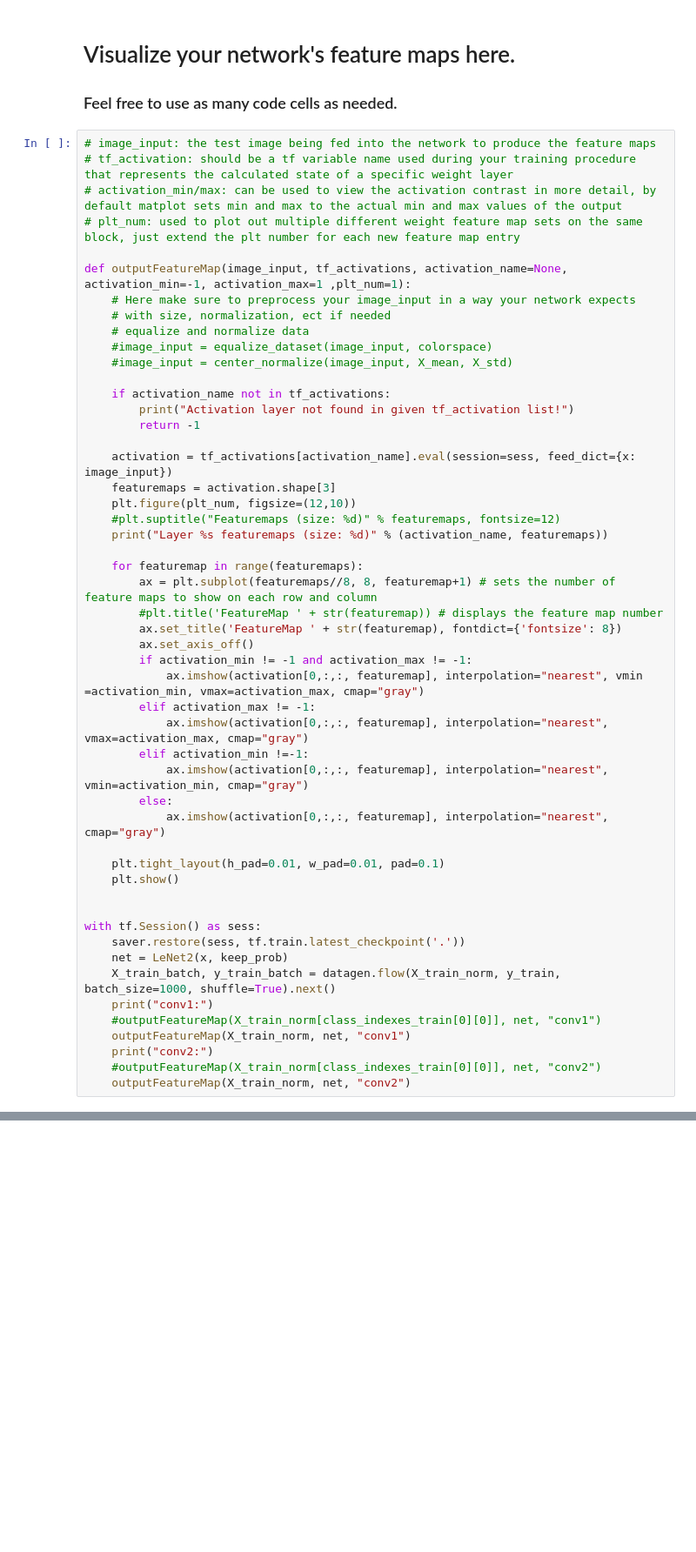
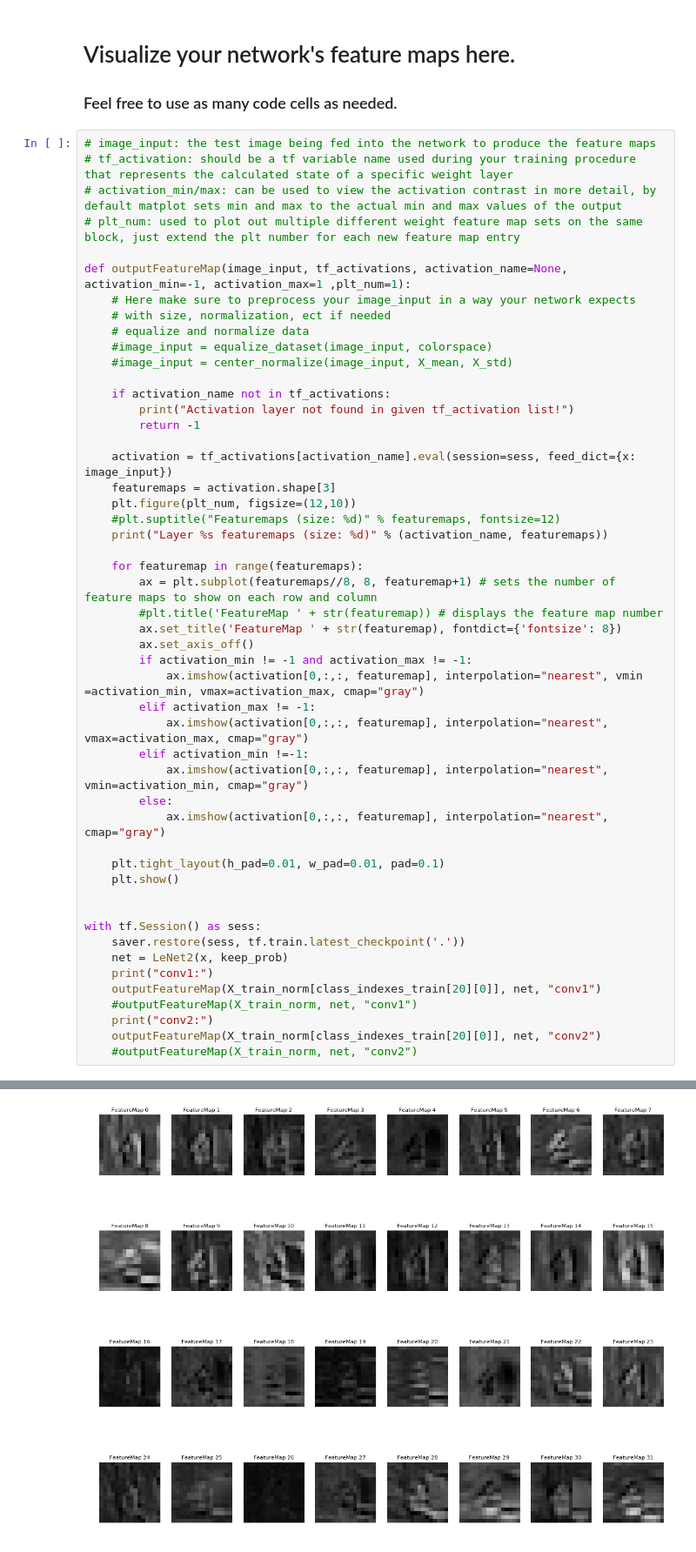
Before and after one commit to da-phil/SDC-Traffic-Sign-Classifier-Project, a Jupyter notebook: Traffic_Sign_Classifier.ipynb, the cells around one changed output, grey strips where cells are left out. Shown at 87% size. Saved outputs shown, nothing was run; the diff lists cells and outputs as text; blank space fills up the shorter version.

```diff
--- a/Traffic_Sign_Classifier.ipynb
+++ b/Traffic_Sign_Classifier.ipynb
@@ -994,10 +1015,10 @@ def outputFeatureMap(image_input, tf_activations, activation_name=None, activati
 with tf.Session() as sess:
     saver.restore(sess, tf.train.latest_checkpoint('.'))
     net = LeNet2(x, keep_prob)
-    X_train_batch, y_train_batch = datagen.flow(X_train_norm, y_train, batch_size=1000, shuffle=True).next()
     print("conv1:")
-    #outputFeatureMap(X_train_norm[class_indexes_train[0][0]], net, "conv1")
-    outputFeatureMap(X_train_norm, net, "conv1")
+    outputFeatureMap(X_train_norm[class_indexes_train[20][0]], net, "conv1")
+    #outputFeatureMap(X_train_norm, net, "conv1")
     print("conv2:")
-    #outputFeatureMap(X_train_norm[class_indexes_train[0][0]], net, "conv2")
-    outputFeatureMap(X_train_norm, net, "conv2")
+    outputFeatureMap(X_train_norm[class_indexes_train[20][0]], net, "conv2")
+    #outputFeatureMap(X_train_norm, net, "conv2")
+# %% [output]
@@ -1003,0 +1028 @@ with tf.Session() as sess:
+[figure, added]
```
Also changed, not shown: parts of 15 cells of this notebook, 19 other files.
